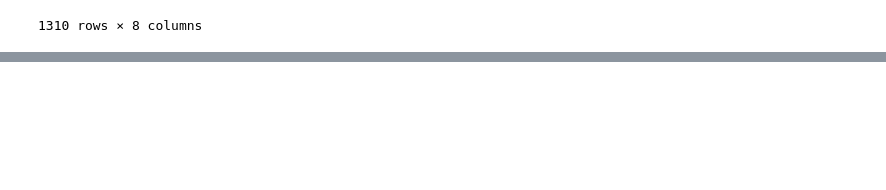
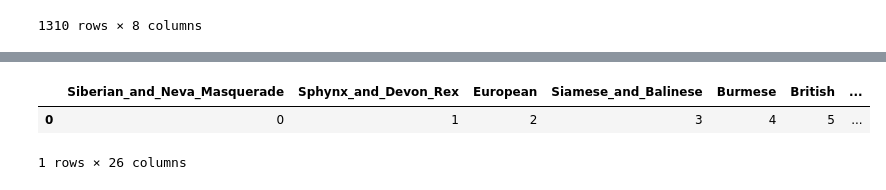
Before and after one commit to gialmisi/catsanddogs, a Jupyter notebook: experimenting.ipynb, the cells around one changed output, grey strips where cells are left out. Cells and saved outputs as stored; diff of their text form; code cells hidden in the pictures; blank space fills up the shorter version.

```diff
--- a/experimenting.ipynb
+++ b/experimenting.ipynb
@@ -83,0 +161,8 @@ pf_data.to_csv("./data/pf_data.csv", index=False)
+# %%
+conversion = pd.DataFrame([cats_as_num])
+# %%
+conversion
+# %% [output]
+|  | Siberian_and_Neva_Masquerade | Sphynx_and_Devon_Rex | European | Siamese_and_Balinese | Burmese | British | ... |
+| 0 | 0 | 1 | 2 | 3 | 4 | 5 | ... |
+1 rows × 26 columns
```
Also changed, not shown: parts of 8 cells of this notebook, 2 other files.
